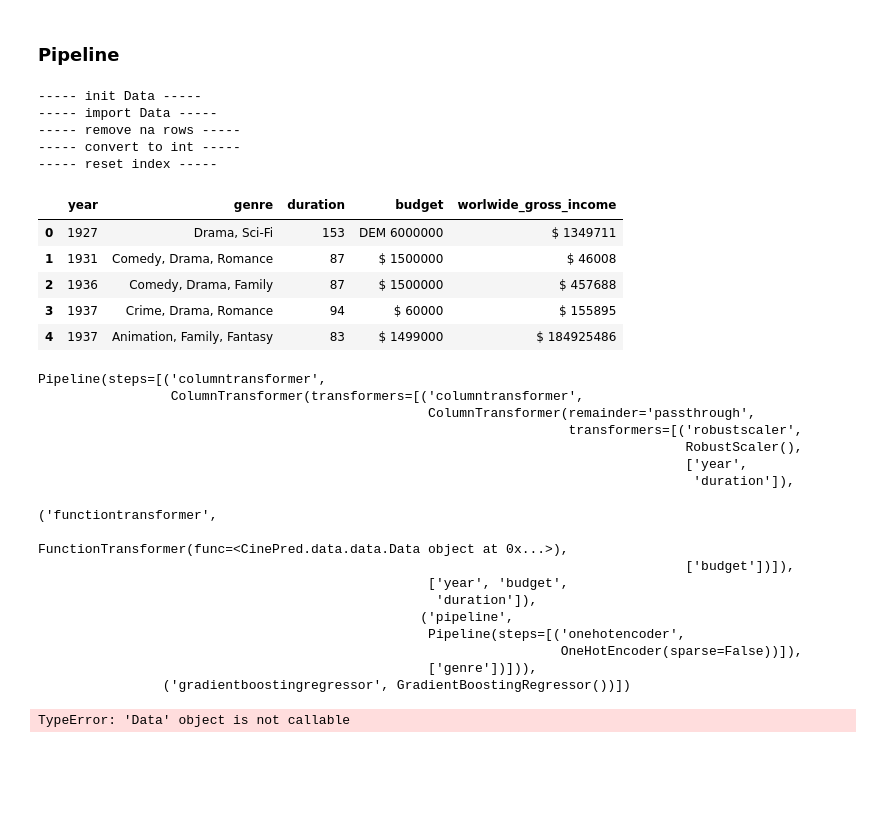
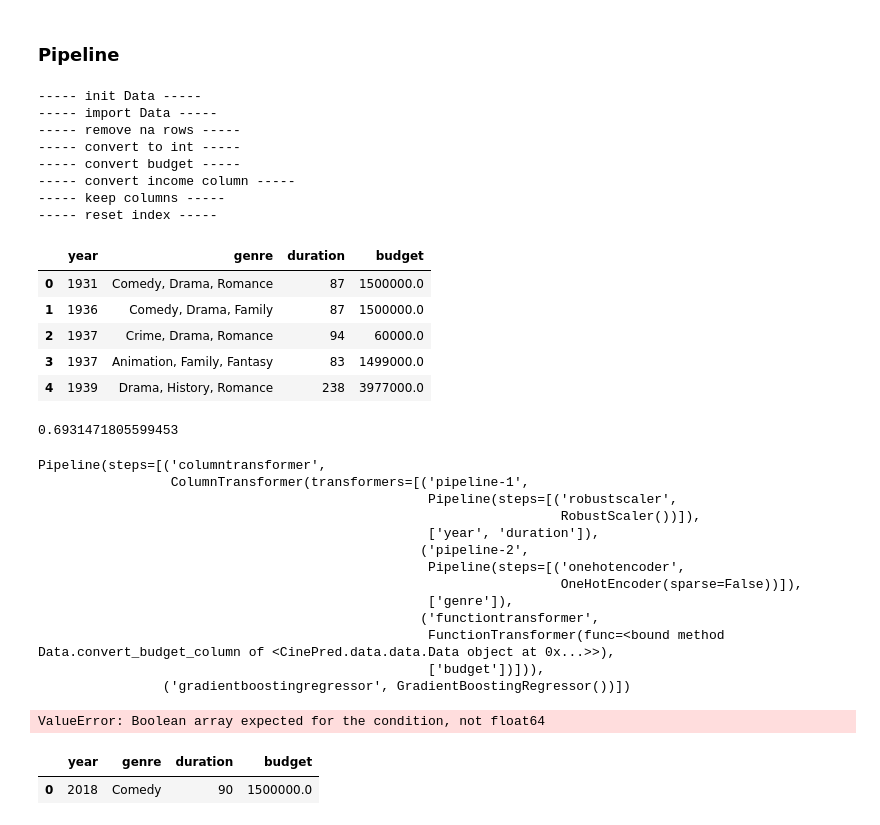
Before and after one commit to OscarTou/CinePred, a Jupyter notebook: notebooks/pierre-louis_cleaning.ipynb, the cells around one changed output. Cells and saved outputs as stored; diff of their text form; code cells hidden in the pictures; blank space fills up the shorter version.

Commit message:
First pipeline, cannot use function transformer

```diff
--- a/notebooks/pierre-louis_cleaning.ipynb
+++ b/notebooks/pierre-louis_cleaning.ipynb
@@ -204,39 +204,50 @@ from CinePred.data.data import Data, example
 # %%
 print('----- init Data -----')
 data = Data('../raw_data/IMDb movies.csv')
 
 print('----- import Data -----')
 data.import_data()
 
 print('----- remove na rows -----')
 data.remove_na_rows()
 
 print('----- convert to int -----')
 data.convert_to_int('year')
 data.convert_to_int('duration')
 
+print('----- convert budget -----')
+data.convert_budget_column(column_name='budget',min_rows=45, out_currency='USD')
 
+print('----- convert income column -----')
+data.convert_income(column_name='worlwide_gross_income')
+
+print('----- keep columns -----')
 data.keep_columns(columns_names=[
     'year', 'genre', 'duration', 'budget', 'worlwide_gross_income'
 ])
 
 print('----- reset index -----')
 data.reset_index()
 
-X = data.dataframe
+X = data.dataframe.drop(columns='worlwide_gross_income')
+y = data.dataframe['worlwide_gross_income']
+
 X.head()
 # %% [output]
 ----- init Data -----
 ----- import Data -----
 ----- remove na rows -----
 ----- convert to int -----
+----- convert budget -----
+----- convert income column -----
+----- keep columns -----
 ----- reset index -----
-|  | year | genre | duration | budget | worlwide_gross_income |
-| 0 | 1927 | Drama, Sci-Fi | 153 | DEM 6000000 | $ 1349711 |
-| 1 | 1931 | Comedy, Drama, Romance | 87 | $ 1500000 | $ 46008 |
-| 2 | 1936 | Comedy, Drama, Family | 87 | $ 1500000 | $ 457688 |
-| 3 | 1937 | Crime, Drama, Romance | 94 | $ 60000 | $ 155895 |
-| 4 | 1937 | Animation, Family, Fantasy | 83 | $ 1499000 | $ 184925486 |
+|  | year | genre | duration | budget |
+| 0 | 1931 | Comedy, Drama, Romance | 87 | 1500000.0 |
+| 1 | 1936 | Comedy, Drama, Family | 87 | 1500000.0 |
+| 2 | 1937 | Crime, Drama, Romance | 94 | 60000.0 |
+| 3 | 1937 | Animation, Family, Fantasy | 83 | 1499000.0 |
+| 4 | 1939 | Drama, History, Romance | 238 | 3977000.0 |
 # %%
 from sklearn.pipeline import make_pipeline
 from sklearn.compose import make_column_transformer
@@ -245,40 +256,49 @@ from sklearn.preprocessing import FunctionTransformer
 from sklearn.preprocessing import RobustScaler, OneHotEncoder
 from sklearn import set_config; set_config(display='diagram')
 from sklearn.ensemble import GradientBoostingRegressor
+# %%
+np.log1p(1)
+# %% [output]
+0.6931471805599453
 # %%
 # colonnes : 'year', 'genre', 'duration', 'budget', 'worlwide_gross_income'
 
-#converter = FunctionTransformer(data.convert_budget_column(column_name='budget',min_rows=45, out_currency='USD'))
-
-num_transformer = make_column_transformer((RobustScaler(), ['year', 'duration']),
-                                          (converter, ['budget']),
-                                          remainder='passthrough')
+budget_transformer = FunctionTransformer(lambda x : data.convert_budget_column(x, ))
+#income_transformer = FunctionTransformer(data.convert_income)
+scaler_transformer = make_pipeline(RobustScaler())
 ohe_transformer = make_pipeline(OneHotEncoder(sparse=False))
 
-preproc_basic = make_column_transformer((num_transformer, ['year', 'budget', 'duration']),
-                                        (ohe_transformer, ['genre']))
+preproc_basic = make_column_transformer((scaler_transformer, ['year', 'duration']),
+                                        (ohe_transformer, ['genre']), # (income_transformer, ['worlwide_gross_income']),
+                                        (budget_transformer, ['budget']))
 
 pipeline = make_pipeline(preproc_basic, GradientBoostingRegressor(n_estimators=100, learning_rate=0.1, max_depth=3))
 pipeline
 # %% [output]
 Pipeline(steps=[('columntransformer',
-                 ColumnTransformer(transformers=[('columntransformer',
-                                                  ColumnTransformer(remainder='passthrough',
-                                                                    transformers=[('robustscaler',
-                                                                                   RobustScaler(),
-                                                                                   ['year',
-                                                                                    'duration']),
-                                                                                  ('functiontransformer',
-                                                                                   FunctionTransformer(func=<CinePred.data.data.Data object at 0x...>),
-                                                                                   ['budget'])]),
-                                                  ['year', 'budget',
-                                                   'duration']),
-                                                 ('pipeline',
+                 ColumnTransformer(transformers=[('pipeline-1',
+                                                  Pipeline(steps=[('robustscaler',
+                                                                   RobustScaler())]),
+                                                  ['year', 'duration']),
+                                                 ('pipeline-2',
                                                   Pipeline(steps=[('onehotencoder',
                                                                    OneHotEncoder(sparse=False))]),
-                                                  ['genre'])])),
+                                                  ['genre']),
+                                                 ('functiontransformer',
+                                                  FunctionTransformer(func=<bound method Data.convert_budget_column of <CinePred.data.data.Data object at 0x...>>),
+                                                  ['budget'])])),
                 ('gradientboostingregressor', GradientBoostingRegressor())])
 # %%
-pipeline.fit_transform(X)
+pipeline.fit(X, y)
 # %% [output]
-TypeError: 'Data' object is not callable
+ValueError: Boolean array expected for the condition, not float64
+# %%
+X_test = pd.DataFrame({'year': [2018],
+              'genre': ['Comedy'],
+              'duration': [90],
+              'budget': [1_500_000.0]
+             })
+X_test
+# %% [output]
+|  | year | genre | duration | budget |
+| 0 | 2018 | Comedy | 90 | 1500000.0 |
```
Also changed, not shown: parts of 1 cell of this notebook, 2 other files.
